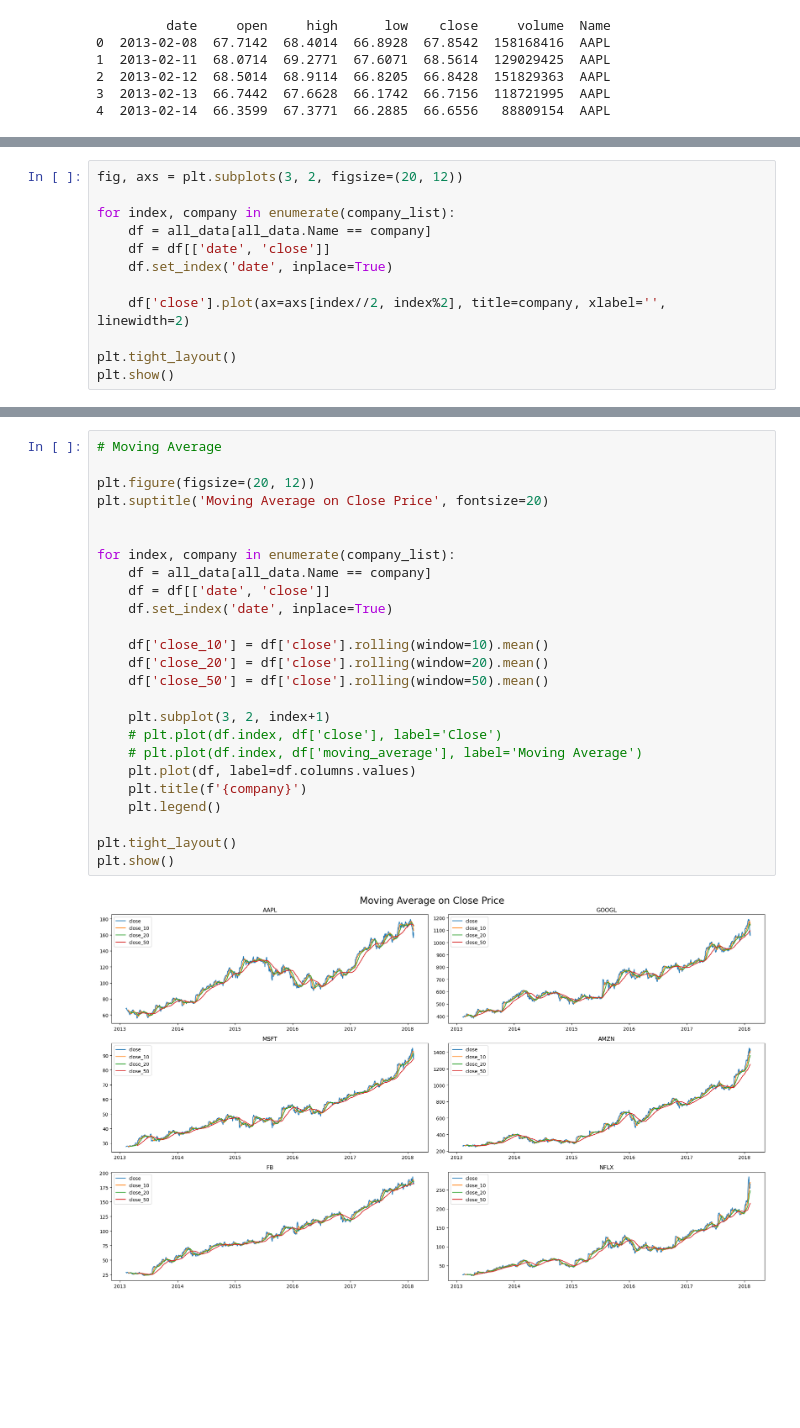
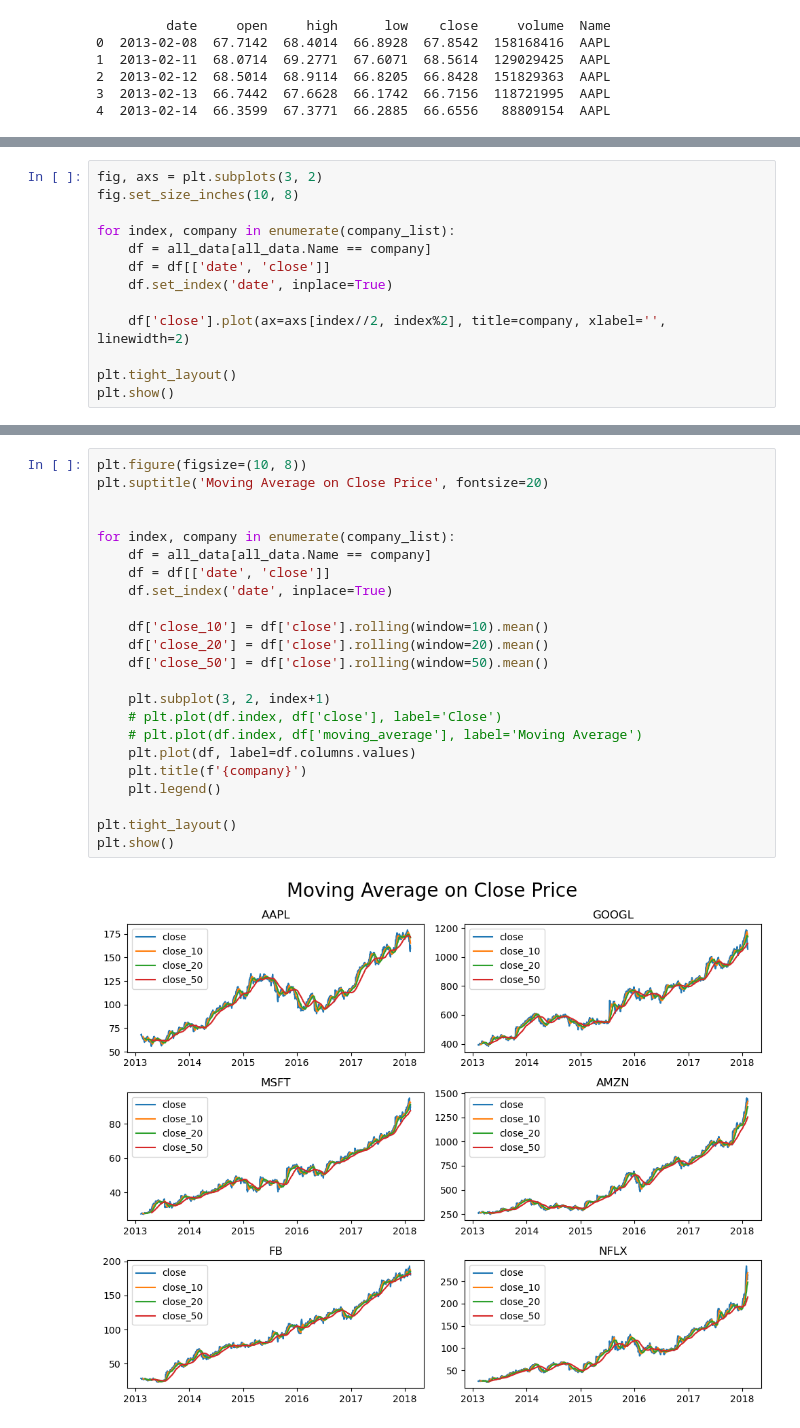
Before and after one commit to Sree790/S-P, a Jupyter notebook: Stock_price_analysis.ipynb, the cells around one changed output, grey strips where cells are left out. Drawn from its saved outputs; the diff is of its cells as text; blank space fills up the shorter version.

```diff
--- a/Stock_price_analysis.ipynb
+++ b/Stock_price_analysis.ipynb
@@ -88,5 +83,6 @@ all_data['date'] = pd.to_datetime(all_data['date'])
 # %%
-fig, axs = plt.subplots(3, 2, figsize=(20, 12))
+fig, axs = plt.subplots(3, 2)
+fig.set_size_inches(10, 8)
 
 for index, company in enumerate(company_list):
     df = all_data[all_data.Name == company]
@@ -102,27 +102,25 @@ plt.show()
 # %%
-# Moving Average
-
-plt.figure(figsize=(20, 12))
+plt.figure(figsize=(10, 8))
 plt.suptitle('Moving Average on Close Price', fontsize=20)
 
 
 for index, company in enumerate(company_list):
     df = all_data[all_data.Name == company]
     df = df[['date', 'close']]
     df.set_index('date', inplace=True)
 
     df['close_10'] = df['close'].rolling(window=10).mean()
     df['close_20'] = df['close'].rolling(window=20).mean()
     df['close_50'] = df['close'].rolling(window=50).mean()
 
     plt.subplot(3, 2, index+1)
     # plt.plot(df.index, df['close'], label='Close')
     # plt.plot(df.index, df['moving_average'], label='Moving Average')
     plt.plot(df, label=df.columns.values)
     plt.title(f'{company}')
     plt.legend()
 
 plt.tight_layout()
 plt.show()
 # %% [output]
-[figure, old version]
+[figure, new version]
```
Also changed, not shown: parts of 21 cells of this notebook, 1 other file.
